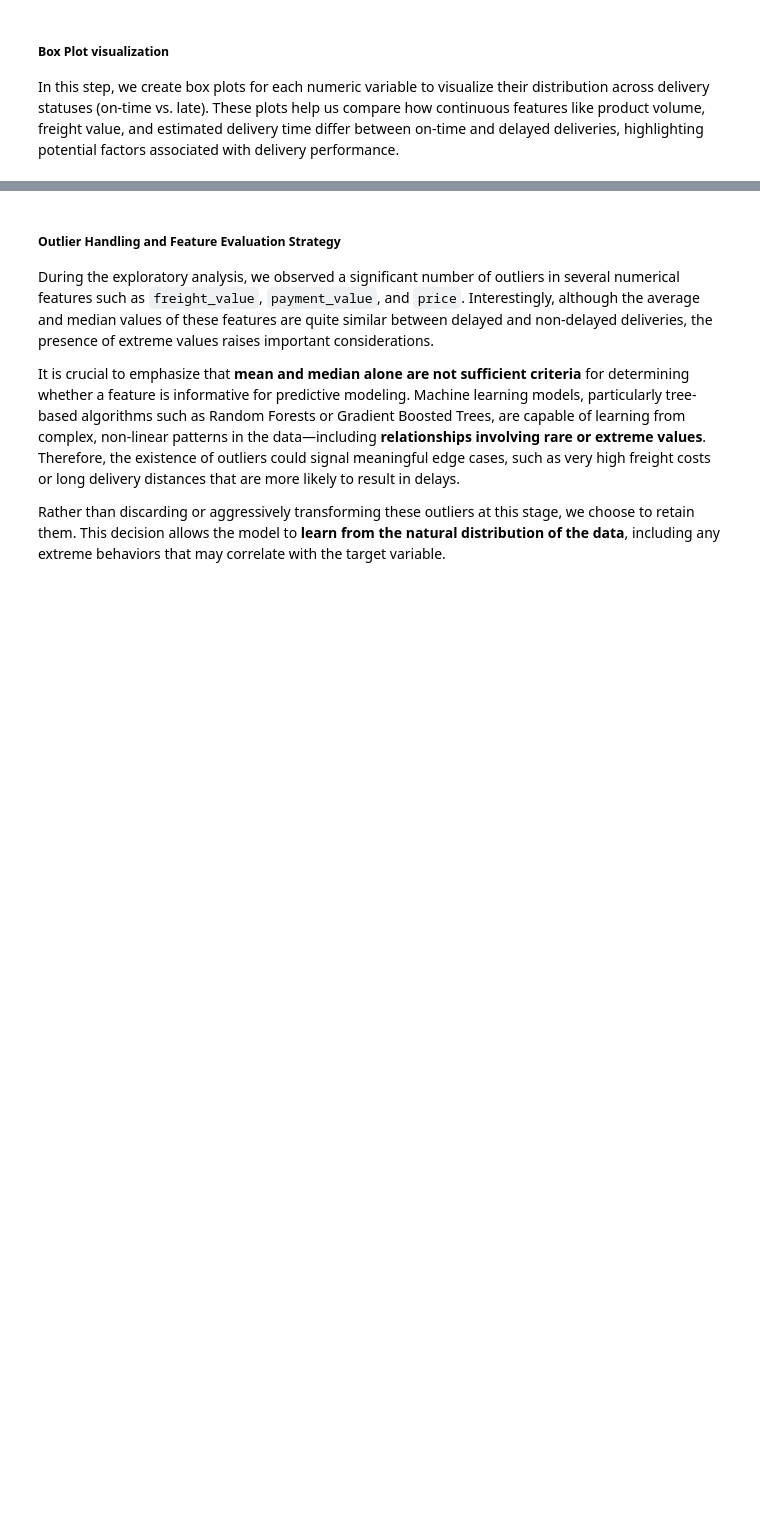
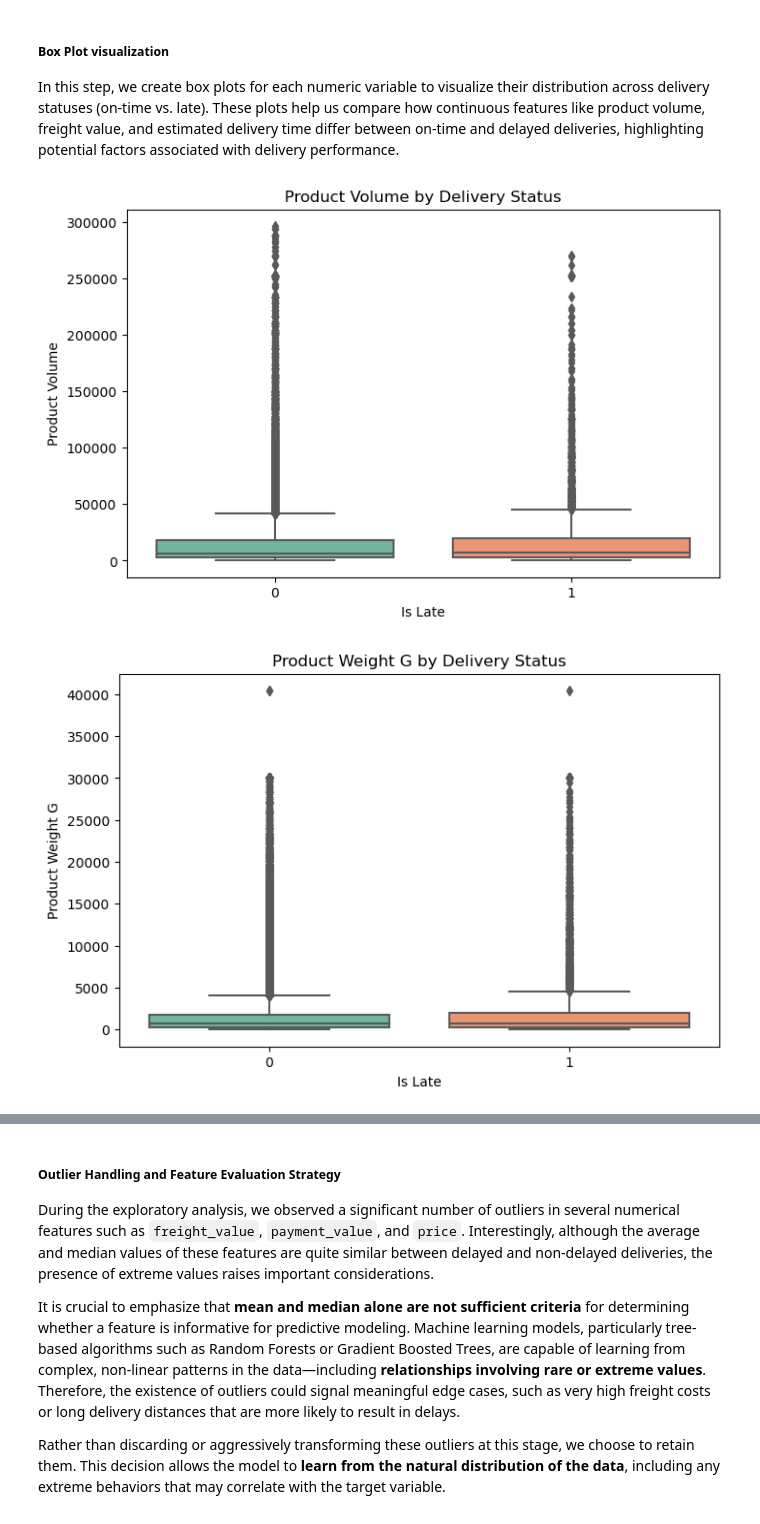
Before and after one commit to rickaof/Olist_Ecommerce_Analysis, a Jupyter notebook: notebooks/data_preparation.ipynb, the cells around one changed output, grey strips where cells are left out. Saved outputs shown, nothing was run; the diff lists cells and outputs as text; code cells hidden in the pictures; blank space fills up the shorter version.

```diff
--- a/notebooks/data_preparation.ipynb
+++ b/notebooks/data_preparation.ipynb
@@ -773,22 +866,11 @@ plt.show()
 # %%
 from statsmodels.stats.outliers_influence import variance_inflation_factor
 import pandas as pd
+sys.path.append(os.path.abspath(os.path.join(os.getcwd(), "..", "src")))
+from exploratory_data_analysis import calculate_vif
 
 # Calculating Variance Inflation Factor (VIF) to detect multicollinearity
 # VIF > 5 suggests moderate correlation; VIF > 10 indicates high multicollinearity
 
-# Selecting only numerical features
-df_numeric = df_merged[['product_volume',
-                        'product_weight_g',
-                        'freight_value',
-                        'payment_value',
-                        'price',
-                        'estimated_time']]
-
-# Creating a DataFrame to store VIF values
-vif_data = pd.DataFrame()
-vif_data["Feature"] = df_numeric.columns
-vif_data["VIF"] = [variance_inflation_factor(df_numeric.values, i)
-                   for i in range(df_numeric.shape[1])]
-
-display(vif_data)
+vif = calculate_vif(df_numeric)
+display(vif)
@@ -800,30 +890,11 @@ We calculated the Variance Inflation Factor (VIF) to assess multicollinearity am
 ##### Box Plot visualization
 In this step, we create box plots for each numeric variable to visualize their distribution across delivery statuses (on-time vs. late). These plots help us compare how continuous features like product volume, freight value, and estimated delivery time differ between on-time and delayed deliveries, highlighting potential factors associated with delivery performance.
 # %%
-log_scale_vars = ['freight_value', 'payment_value', 'price']
+# Boxplots
+sys.path.append(os.path.abspath(os.path.join(os.getcwd(), "..", "src")))
+from exploratory_data_analysis import plot_boxplots_by_delivery
 
-for col in df_numeric.columns:
-    # Escolher a coluna a ser plotada
-    plot_col = f'{col}_log' if col in log_scale_vars else col
-    ylabel = f'Log(1 + {col.replace("_", " ").title()})' if col in log_scale_vars else col.replace("_", " ").title()
-
-    # Criar nova coluna log apenas se necessário
-    if col in log_scale_vars and f'{col}_log' not in df_merged.columns:
-        df_merged[plot_col] = np.log1p(df_merged[col])
-
-    # Criar gráfico
-    plt.figure(figsize=(8, 6))
-    sns.boxplot(x='is_late', y=plot_col, data=df_merged, palette='Set2')
-    plt.title(f'{ylabel} by Delivery Status')
-    plt.xlabel('Is Late')
-    plt.ylabel(ylabel)
-
-    # Calcular e exibir estatísticas
-    stats = df_merged.groupby('is_late')[col].agg(['mean', 'median']).round(2)
-    for idx in stats.index:
-        plt.text(idx, df_merged[plot_col].max()*0.9,
-                 f"Mean: {stats.loc[idx, 'mean']}\nMedian: {stats.loc[idx, 'median']}",
-                 ha='center', fontsize=9, bbox=dict(facecolor='white', alpha=0.6))
-
-    plt.tight_layout()
-    plt.show()
+plot_boxplots_by_delivery(df_merged, df_numeric)
+# %% [output]
+[figure, added]
+[figure, added]
```
Also changed, not shown: parts of 20 cells of this notebook, 1 other file.
